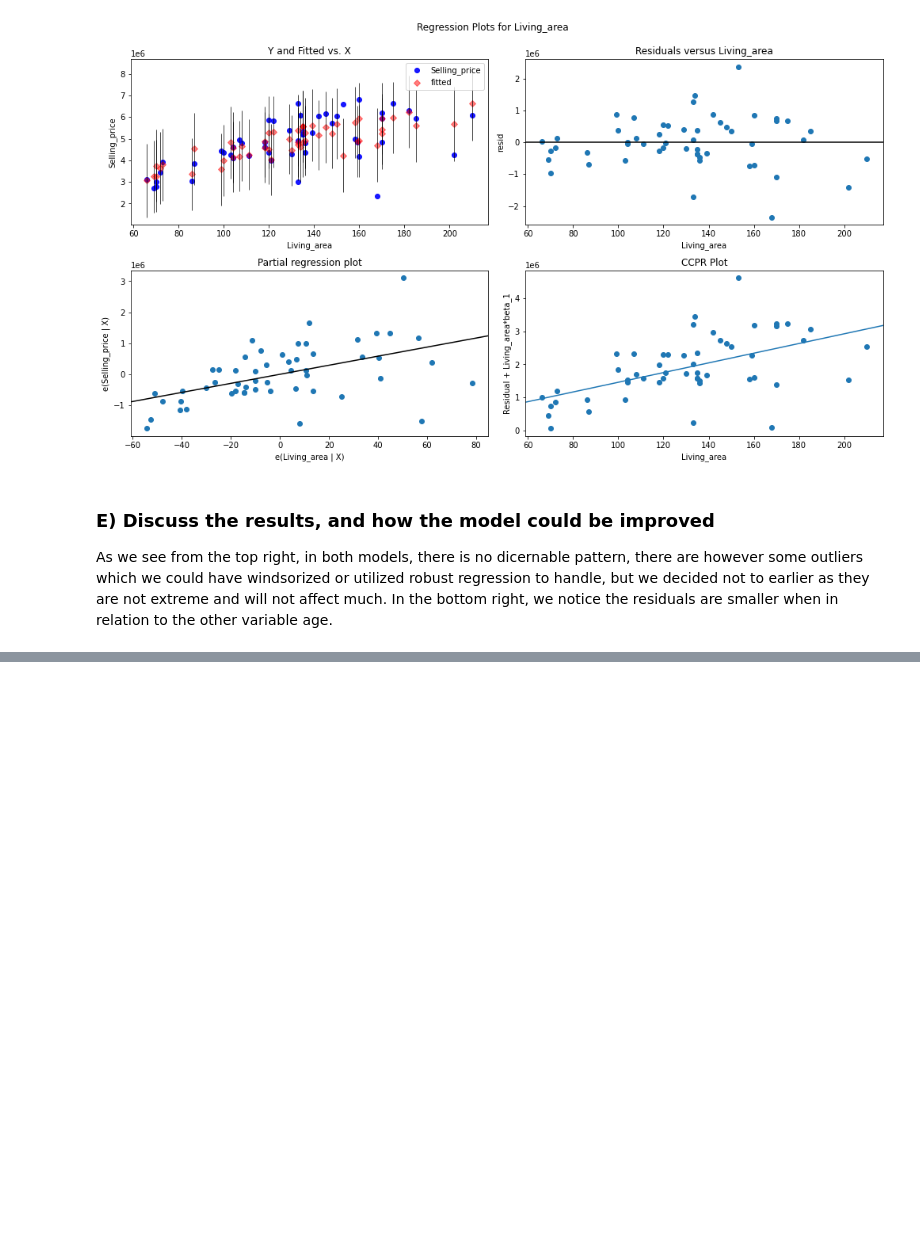
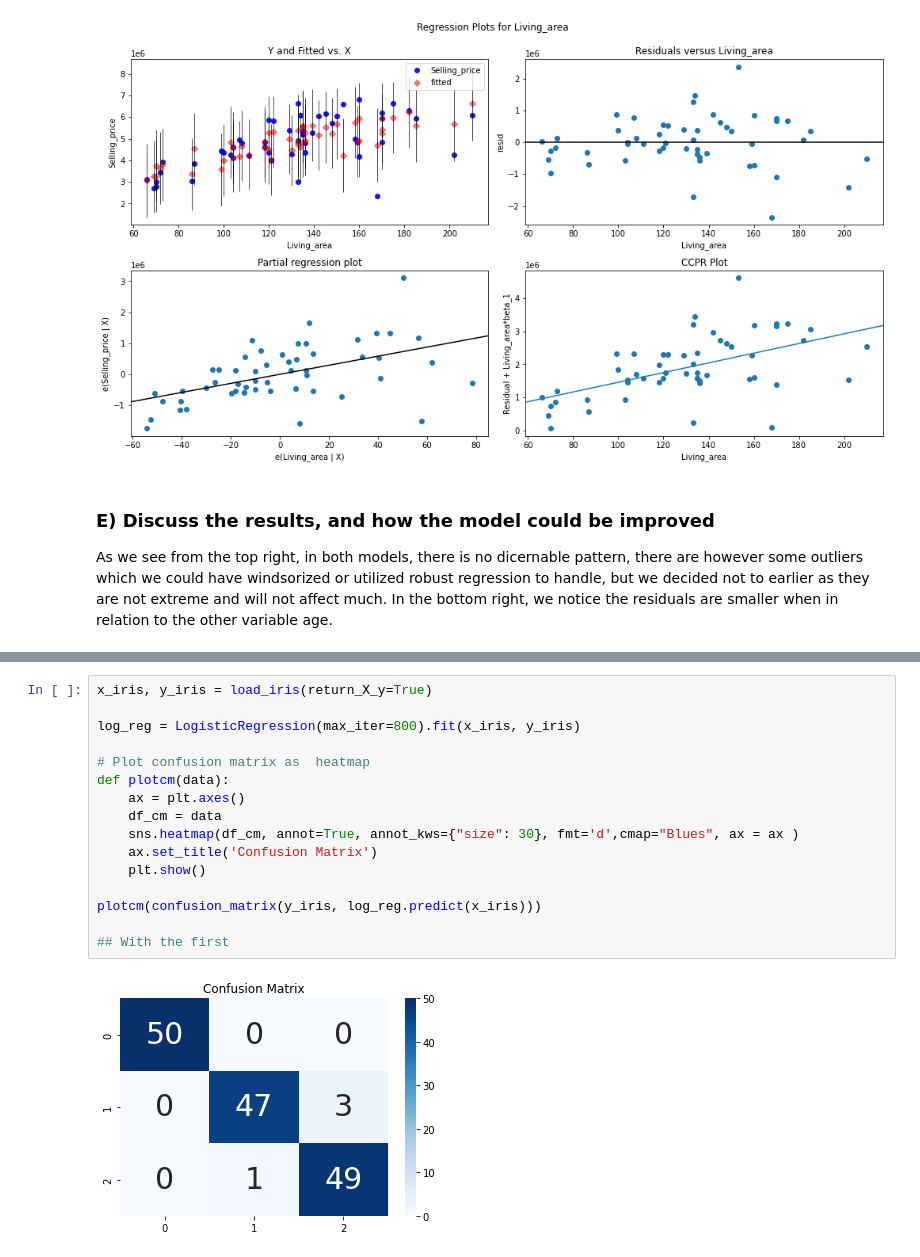
Before and after one commit to JohanBirger/DAT405, a Jupyter notebook: Assignment2.ipynb, the cells around one changed output, grey strips where cells are left out. Drawn from its saved outputs; the diff is of its cells as text; blank space fills up the shorter version.

```diff
--- a/Assignment2.ipynb
+++ b/Assignment2.ipynb
@@ -209,0 +213,18 @@ As we see from the top right, in both models, there is no dicernable pattern, th
+# %%
+x_iris, y_iris = load_iris(return_X_y=True)
+
+log_reg = LogisticRegression(max_iter=800).fit(x_iris, y_iris)
+
+# Plot confusion matrix as  heatmap
+def plotcm(data):
+    ax = plt.axes()
+    df_cm = data
+    sns.heatmap(df_cm, annot=True, annot_kws={"size": 30}, fmt='d',cmap="Blues", ax = ax )
+    ax.set_title('Confusion Matrix')
+    plt.show()
+
+plotcm(confusion_matrix(y_iris, log_reg.predict(x_iris)))
+
+## With the first
+# %% [output]
+[figure, added]
```
Also changed, not shown: parts of 13 cells of this notebook.
